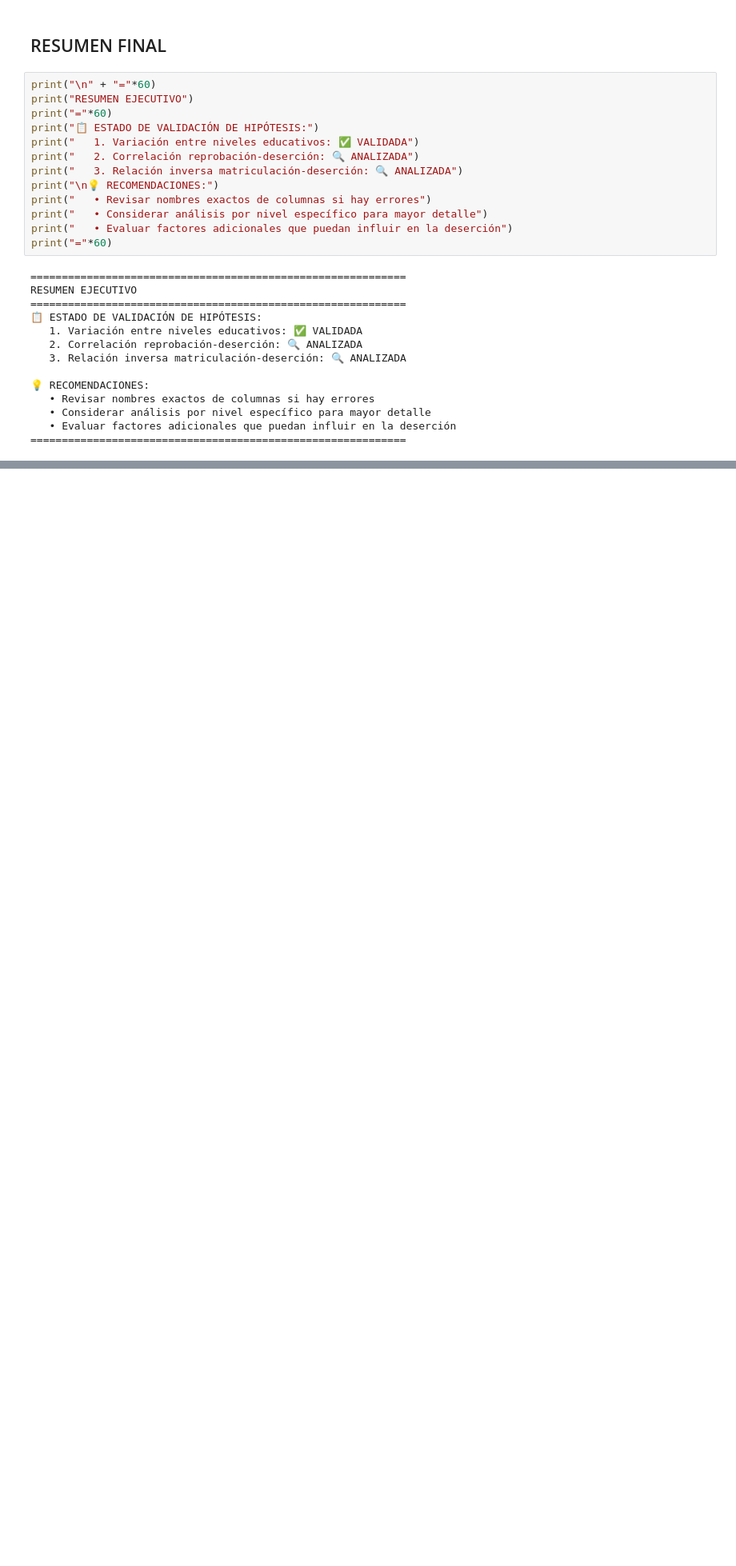
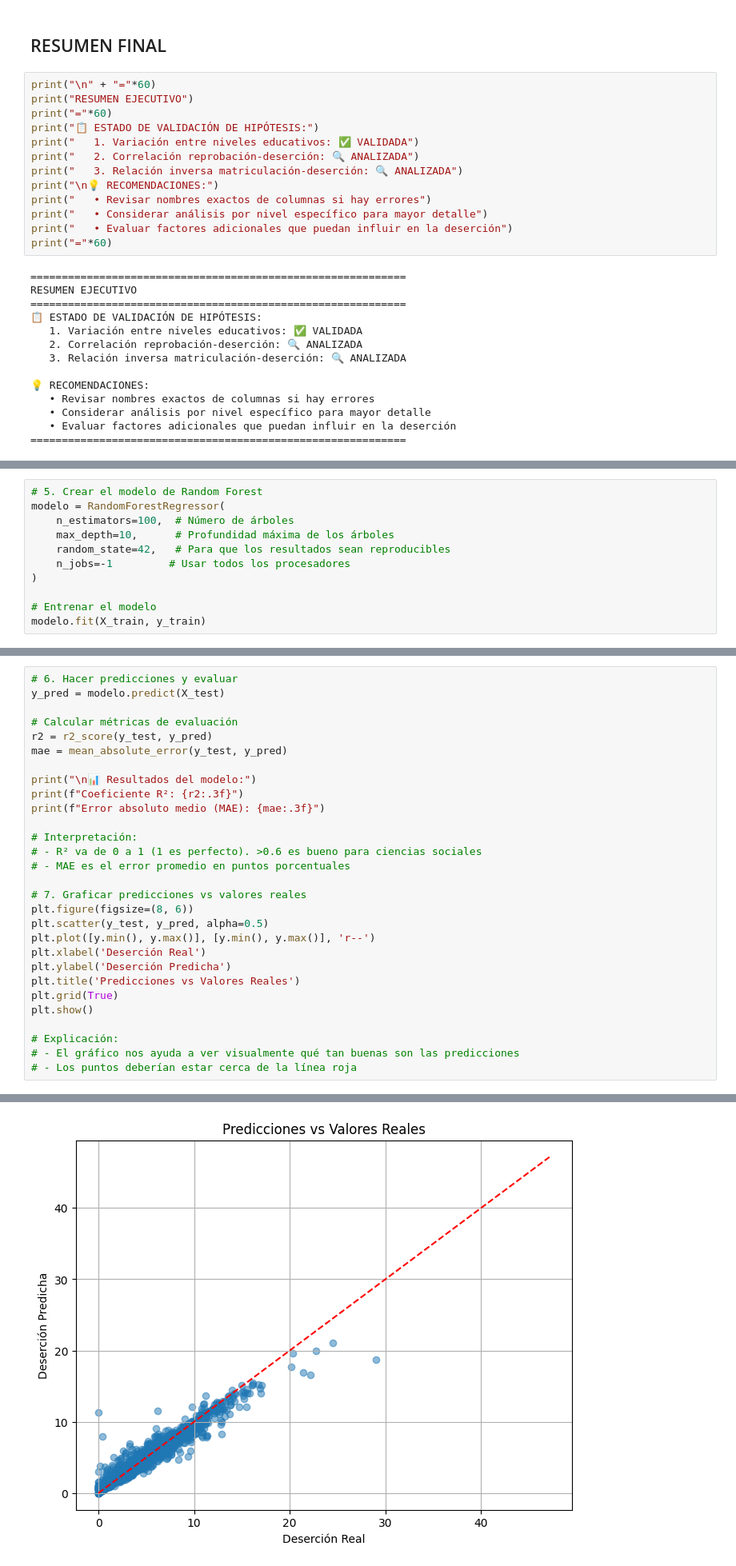
Before and after one commit to Yelettni/Final_WIDA, a Jupyter notebook: notebooks/EDUCACION_COLOMBIA.ipynb, the cells around one changed output, grey strips where cells are left out. Shown: that part at 80% size. Saved outputs shown, nothing was run; the diff lists cells and outputs as text; blank space fills up the shorter version.

Commit message:
Actualizacion de notebook. se adicionan graficas y se incluye modelo de machine learning

```diff
--- a/notebooks/EDUCACION_COLOMBIA.ipynb
+++ b/notebooks/EDUCACION_COLOMBIA.ipynb
@@ -1058,0 +1225,11 @@ RESUMEN EJECUTIVO
+# %%
+# 5. Crear el modelo de Random Forest
+modelo = RandomForestRegressor(
+    n_estimators=100,  # Número de árboles
+    max_depth=10,      # Profundidad máxima de los árboles
+    random_state=42,   # Para que los resultados sean reproducibles
+    n_jobs=-1         # Usar todos los procesadores
+)
+
+# Entrenar el modelo
+modelo.fit(X_train, y_train)
@@ -1058,0 +1238,30 @@ RESUMEN EJECUTIVO
+# %%
+# 6. Hacer predicciones y evaluar
+y_pred = modelo.predict(X_test)
+
+# Calcular métricas de evaluación
+r2 = r2_score(y_test, y_pred)
+mae = mean_absolute_error(y_test, y_pred)
+
+print("\n📊 Resultados del modelo:")
+print(f"Coeficiente R²: {r2:.3f}")
+print(f"Error absoluto medio (MAE): {mae:.3f}")
+
+# Interpretación:
+# - R² va de 0 a 1 (1 es perfecto). >0.6 es bueno para ciencias sociales
+# - MAE es el error promedio en puntos porcentuales
+
+# 7. Graficar predicciones vs valores reales
+plt.figure(figsize=(8, 6))
+plt.scatter(y_test, y_pred, alpha=0.5)
+plt.plot([y.min(), y.max()], [y.min(), y.max()], 'r--')
+plt.xlabel('Deserción Real')
+plt.ylabel('Deserción Predicha')
+plt.title('Predicciones vs Valores Reales')
+plt.grid(True)
+plt.show()
+
+# Explicación:
+# - El gráfico nos ayuda a ver visualmente qué tan buenas son las predicciones
+# - Los puntos deberían estar cerca de la línea roja
+# %% [output]
@@ -1058,0 +1271 @@ RESUMEN EJECUTIVO
+[figure, added]
```
Also changed, not shown: parts of 15 cells of this notebook.
